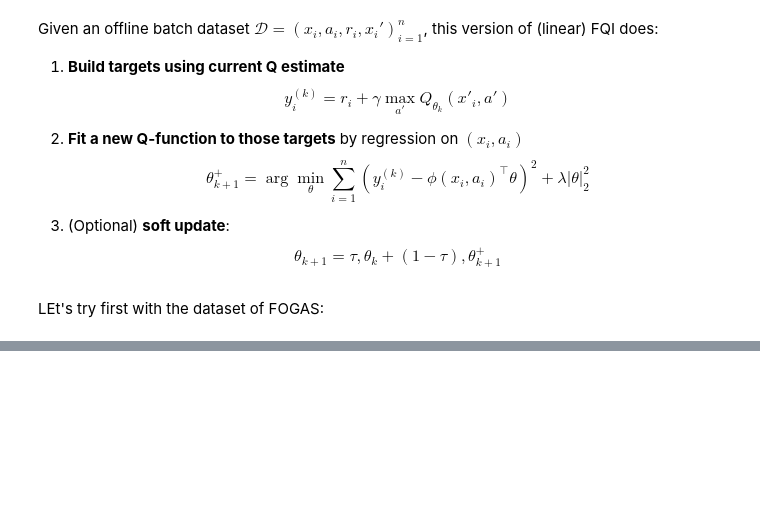
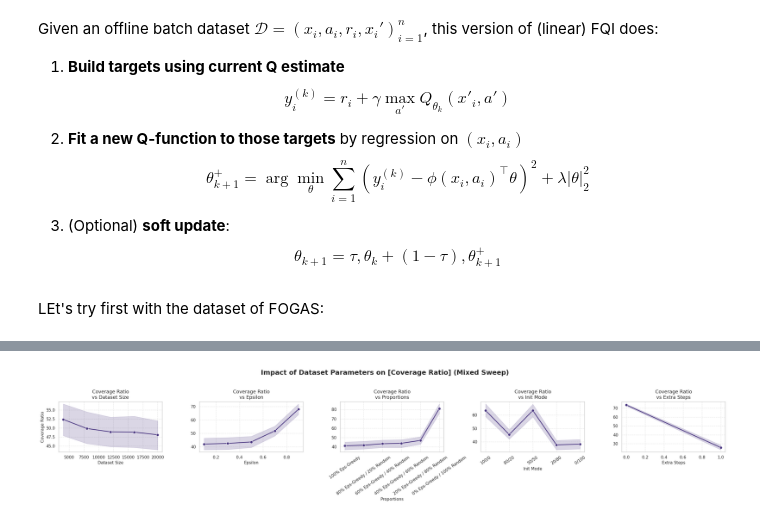
Before and after one commit to maaurod/FOGAS, a Jupyter notebook: testing_vectorized/10grid_RBF.ipynb, the cells around one changed output, grey strips where cells are left out. Cells and saved outputs as stored; diff of their text form; code cells hidden in the pictures; blank space fills up the shorter version.

```diff
--- a/testing_vectorized/10grid_RBF.ipynb
+++ b/testing_vectorized/10grid_RBF.ipynb
@@ -1676,0 +1372,88 @@ plt.show()
+# %%
+# ── Load Results ──────────────────────────────────────────────────────────────
+# Load the winning FQI results (or sbatch_fqi.csv if you want the tabular one)
+RESULTS_PATH = "/shared/home/mauro.diaz/work/FOGAS/datasets/grids/grid_search_winning_fqi_results.csv"
+df_results = pd.read_csv(RESULTS_PATH)
+
+print(f"✅ Loaded {len(df_results)} rows from '{RESULTS_PATH}'")
+
+# Split data into Mixed (standard grid search) and Uniform experiments
+df_uniform = df_results[df_results["Proportions"] == "Uniform"].copy()
+if not df_uniform.empty:
+    # Extract the number of samples from strings like "uniform_5"
+    df_uniform["Samples Per Pair"] = df_uniform["Init Mode"].str.extract(r'uniform_(\d+)').astype(int)
+    df_uniform = df_uniform.sort_values("Samples Per Pair")
+
+df_main = df_results[df_results["Proportions"] != "Uniform"].copy()
+
+# ── Performance Analysis Plots ────────────────────────────────────────────────
+sns.set_theme(style="whitegrid", palette="viridis")
+plt.rcParams['figure.dpi'] = 100
+
+x_vars = ["Dataset Size", "Epsilon", "Proportions", "Init Mode", "Extra Steps"]
+y_vars = ["Coverage Ratio", "Convergence", "Final Reward", "V Optimal Gap", "Q Optimal Gap"]
+
+ROTATE_COLS = {"Proportions", "Init Mode"}
+
+print("📊 Analyzing Standard Grid Search Parameters...")
+# 1. Standard Sweep Plots (One row per Y metric)
+for y_var in y_vars:
+    if y_var not in df_results.columns:
+        continue
+
+    fig, axes = plt.subplots(1, len(x_vars), figsize=(26, 5))
+    fig.suptitle(f'Impact of Dataset Parameters on [{y_var}] (Mixed Sweep)',
+                 fontsize=18, fontweight='bold', y=1.03)
+
+    for i, x_var in enumerate(x_vars):
+        ax = axes[i]
+        if x_var not in df_main.columns or df_main.empty:
+            ax.set_visible(False)
+            continue
+
+        sns.lineplot(
+            data=df_main, x=x_var, y=y_var,
+            marker='o', markersize=7, linewidth=2,
+            err_style="band", ax=ax,
+        )
+        ax.set_title(f'{y_var}\nvs {x_var}', fontsize=13, pad=8)
+        ax.set_xlabel(x_var, fontsize=11)
+        ax.set_ylabel(y_var if i == 0 else "", fontsize=11)
+        ax.grid(True, linestyle="--", alpha=0.5)
+        if x_var in ROTATE_COLS:
+            ax.tick_params(axis='x', rotation=35)
+
+    plt.tight_layout()
+    plt.show()
+
+# 2. Extra Line of Plots for the Uniform Dataset Approach
+if not df_uniform.empty:
+    print("\n📊 Analyzing Uniform Dataset Sampling strategy...")
+    fig, axes = plt.subplots(1, len(y_vars), figsize=(26, 5))
+    fig.suptitle('Impact of Uniform Database Density (Samples Per Pair)',
+                 fontsize=18, fontweight='bold', y=1.03, color="darkred")
+
+    for i, y_var in enumerate(y_vars):
+        ax = axes[i]
+        if y_var not in df_uniform.columns:
+            ax.set_visible(False)
+            continue
+
+        sns.lineplot(
+            data=df_uniform, x="Samples Per Pair", y=y_var,
+            marker='s', markersize=8, linewidth=2, color="crimson",
+            err_style=None, ax=ax,
+        )
+        ax.set_title(f'{y_var}', fontsize=13, pad=8, color="darkred")
+        ax.set_xlabel("Samples Per Pair", fontsize=11)
+        ax.set_ylabel(y_var if i == 0 else "", fontsize=11)
+
+        # Ensure we only show exact integer ticks for the tested values (1, 3, 5, 10, 20)
+        ax.set_xticks(df_uniform["Samples Per Pair"].unique())
+        ax.grid(True, linestyle="--", alpha=0.5)
+
+    plt.tight_layout()
+    plt.show()
+else:
+    print("⚠️ No Uniform sampling data found to construct the extra plots.")
+# %% [output]
@@ -1676,0 +1462 @@ plt.show()
+[figure, added]
```
Also changed, not shown: parts of 48 cells of this notebook, 42 other files.
